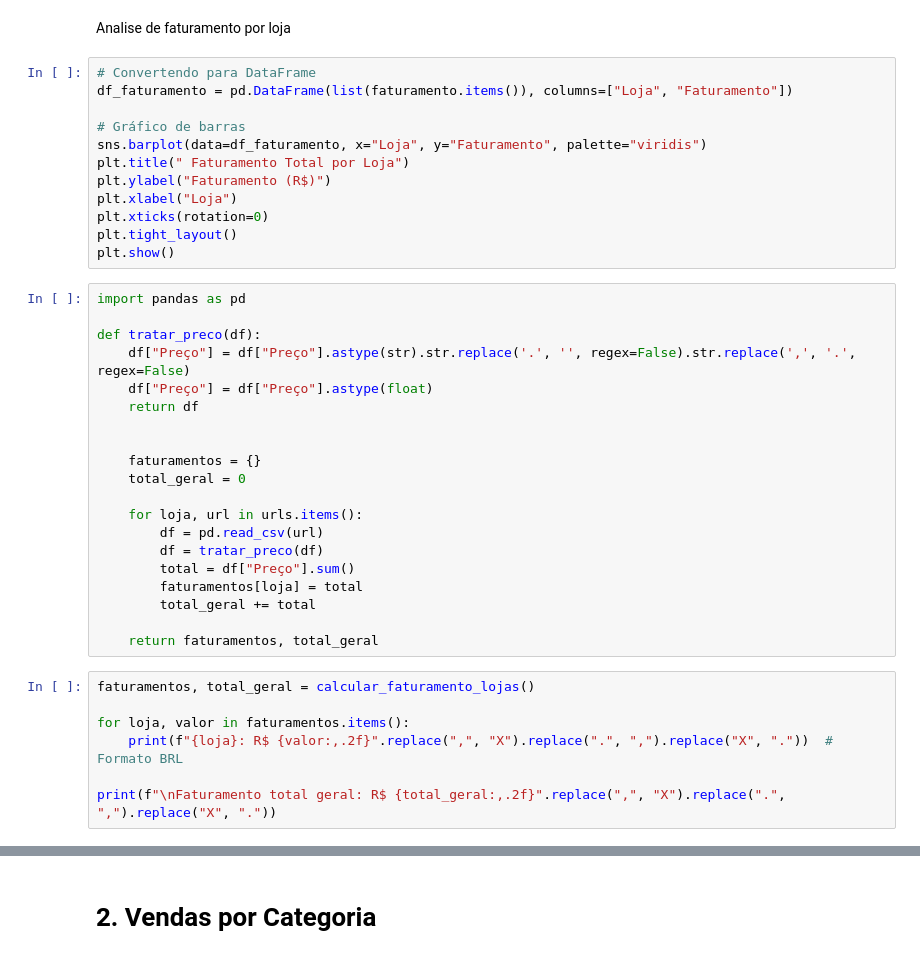
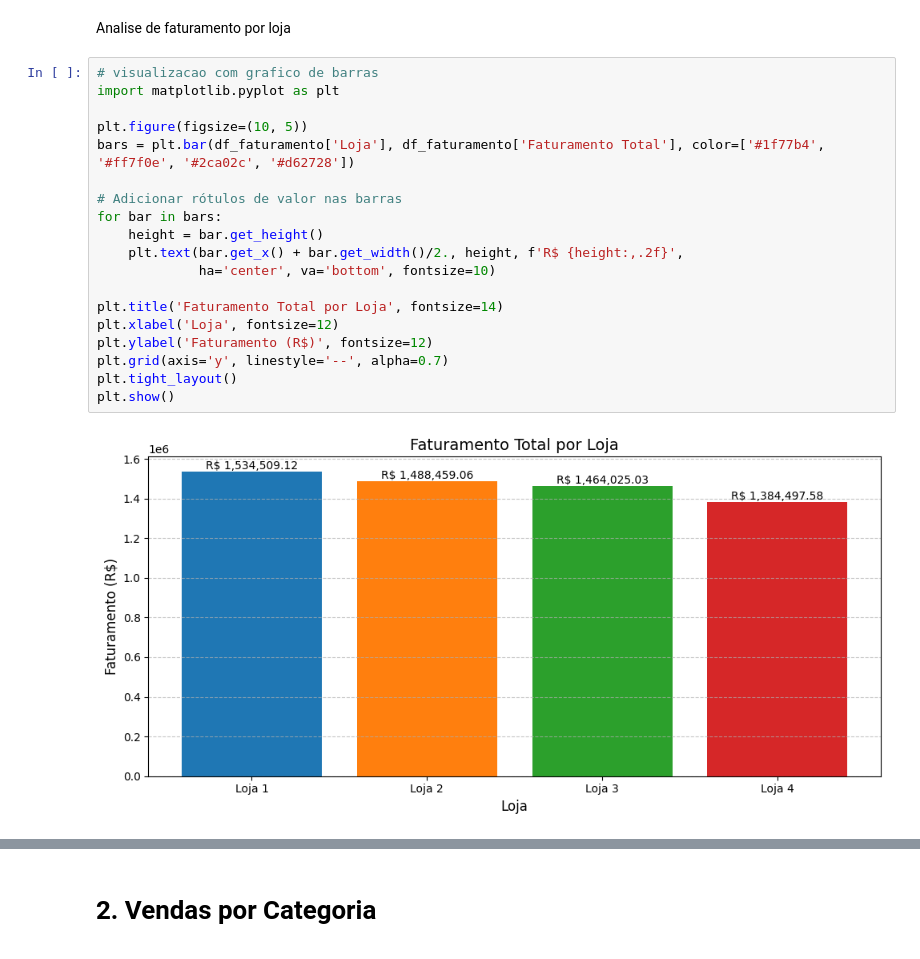
Before and after one commit to GeisilaCosta/AluraStore, a Jupyter notebook: AluraStoreBr.ipynb, the cells around one changed output, grey strips where cells are left out. Saved outputs shown, nothing was run; the diff lists cells and outputs as text.

```diff
--- a/AluraStoreBr.ipynb
+++ b/AluraStoreBr.ipynb
@@ -121,41 +159,23 @@ print(df.head())
 # %% [markdown]
 Analise de faturamento por loja
-# %%
-# Convertendo para DataFrame
-df_faturamento = pd.DataFrame(list(faturamento.items()), columns=["Loja", "Faturamento"])
-
-# Gráfico de barras
-sns.barplot(data=df_faturamento, x="Loja", y="Faturamento", palette="viridis")
-plt.title(" Faturamento Total por Loja")
-plt.ylabel("Faturamento (R$)")
-plt.xlabel("Loja")
-plt.xticks(rotation=0)
-plt.tight_layout()
-plt.show()
-# %%
-import pandas as pd
-
-def tratar_preco(df):
-    df["Preço"] = df["Preço"].astype(str).str.replace('.', '', regex=False).str.replace(',', '.', regex=False)
-    df["Preço"] = df["Preço"].astype(float)
-    return df
-
-
-    faturamentos = {}
-    total_geral = 0
-
-    for loja, url in urls.items():
-        df = pd.read_csv(url)
-        df = tratar_preco(df)
-        total = df["Preço"].sum()
-        faturamentos[loja] = total
-        total_geral += total
-
-    return faturamentos, total_geral
-# %%
-faturamentos, total_geral = calcular_faturamento_lojas()
-
-for loja, valor in faturamentos.items():
-    print(f"{loja}: R$ {valor:,.2f}".replace(",", "X").replace(".", ",").replace("X", "."))  # Formato BRL
-
-print(f"\nFaturamento total geral: R$ {total_geral:,.2f}".replace(",", "X").replace(".", ",").replace("X", "."))
+# %%
+# visualizacao com grafico de barras
+import matplotlib.pyplot as plt
+
+plt.figure(figsize=(10, 5))
+bars = plt.bar(df_faturamento['Loja'], df_faturamento['Faturamento Total'], color=['#1f77b4', '#ff7f0e', '#2ca02c', '#d62728'])
+
+# Adicionar rótulos de valor nas barras
+for bar in bars:
+    height = bar.get_height()
+    plt.text(bar.get_x() + bar.get_width()/2., height, f'R$ {height:,.2f}',
+             ha='center', va='bottom', fontsize=10)
+
+plt.title('Faturamento Total por Loja', fontsize=14)
+plt.xlabel('Loja', fontsize=12)
+plt.ylabel('Faturamento (R$)', fontsize=12)
+plt.grid(axis='y', linestyle='--', alpha=0.7)
+plt.tight_layout()
+plt.show()
+# %% [output]
+[figure, added]
```
Also changed, not shown: parts of 43 cells of this notebook.
